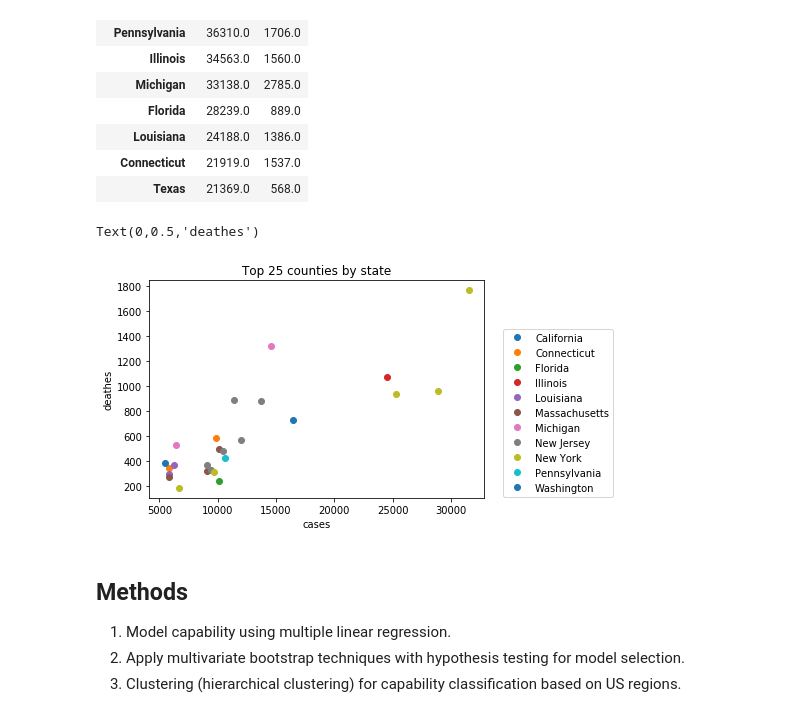
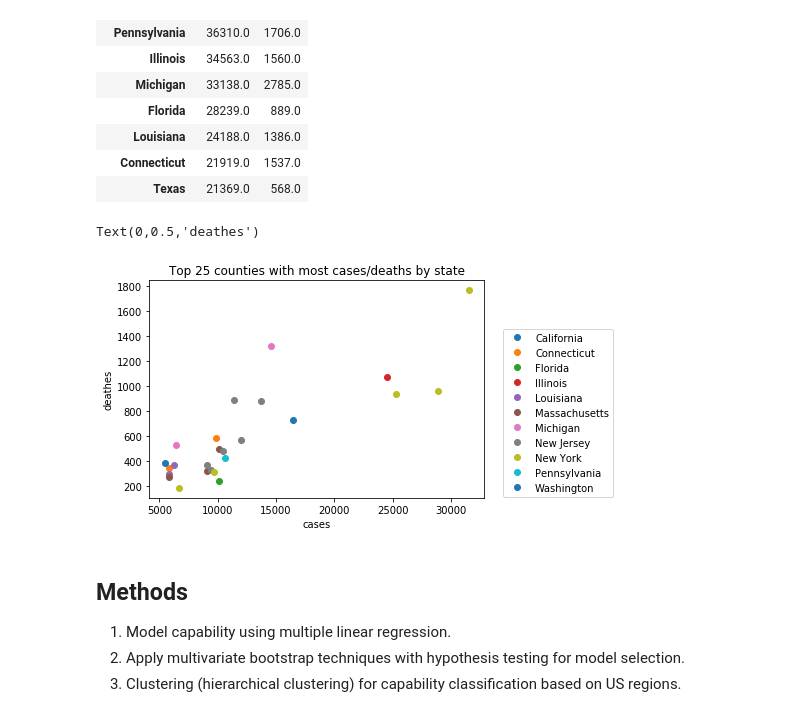
Before and after one commit to tiffttu/BINF_final, a Jupyter notebook: Report.ipynb, the cells around one changed output. Saved outputs shown, nothing was run; the diff lists cells and outputs as text; code cells hidden in the pictures.

```diff
--- a/Report.ipynb
+++ b/Report.ipynb
@@ -94,14 +94,14 @@ data1.groupby(['state']).sum().sort_values(['cases', 'deaths'], ascending=False)
 # %%
 groups = top.groupby("state")
 for name, group in groups:
     plt.plot(group["cases"], group["deaths"], marker="o", linestyle="", label=name)
 plt.legend(loc='best', bbox_to_anchor=(0.9, 0., 0.5, 0.8))
-plt.title('Top 25 counties by state')
+plt.title('Top 25 counties with most cases/deaths by state')
 plt.xlabel('cases')
 plt.ylabel('deathes')
 # %% [output]
 Text(0,0.5,'deathes')
-[figure, old version]
+[figure, new version]
 # %% [markdown]
 ## Methods
 1. Model capability using multiple linear regression.
```
Also changed, not shown: 2 other files.
